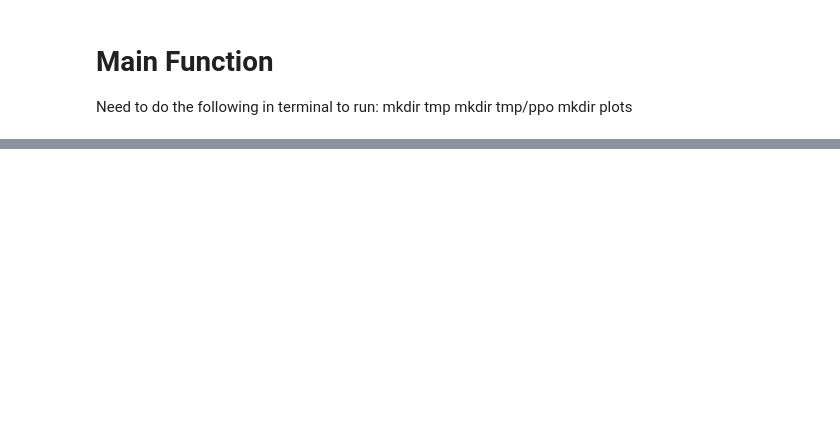
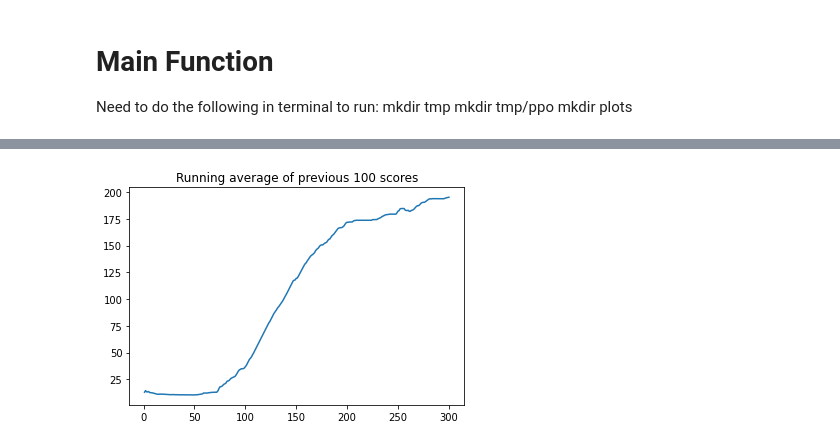
Before and after one commit to StanleyAraki/Proximal-Policy-Optimization, a Jupyter notebook: CartPoleMain.ipynb, the cells around one changed output, grey strips where cells are left out. Saved outputs shown, nothing was run; the diff lists cells and outputs as text; code cells hidden in the pictures; blank space fills up the shorter version.

```diff
--- a/CartPoleMain.ipynb
+++ b/CartPoleMain.ipynb
@@ -11,14 +11,59 @@ import numpy as np
 from ipynb.fs.full.CartPolePPO import Agent
 from utils import plot_learning_curve
 # %%
+# if __name__ == '__main__':
+#     env = gym.make('CartPole-v0') # does work on more advanced environments but requires more fine-tuning
+#     N = 20
+#     batch_size = 5
+#     num_epochs = 4
+#     alpha = 0.0003
+#     agent = Agent(num_actions=env.action_space.n, batch_size=batch_size, alpha=alpha, num_epochs=num_epochs, input_dims=env.observation_space.shape)
+#     num_games = 300
+
+#     figure_file = 'plots/cartpole.png'
+
+#     best_score = env.reward_range[0]
+#     score_history = []
+
+#     learn_iters = 0
+#     avg_score = 0
+#     num_steps = 0 # number of steps we take
+
+#     for i in range(num_games):
+#         observation = env.reset()
+#         done = False
+#         score = 0
+#         while not done:
+#             action, prob, val = agent.choose_action(observation)
+#             observation_, reward, done, info = env.step(action)
+#             score += reward
+#             agent.remember(observation, action, prob, val, reward, done)
+#             if num_steps % N == 0: # if true, it's time to perform learning function
+#                 agent.learn()
+#                 learn_iters += 1
+#             observation = observation_
+#         score_history.append(score)
+#         avg_score = np.mean(score_history[-100:])
+
+#         if avg_score > best_score: # if best score found
+#             best_score = avg_score
+#             agent.save_models()
+
+#         print('episode', i, 'score %.1f' % score, 'avg score %.1f' % avg_score, 'time_steps', num_steps, 'learning_steps', learn_iters)
+
+#     x = [i + 1 for i in range(len(score_history))]
+#     plot_learning_curve(x, score_history, figure_file)
+
 if __name__ == '__main__':
-    env = gym.make('CartPole-v0') # does work on more advanced environments but requires more fine-tuning
+    env = gym.make('CartPole-v0')
     N = 20
     batch_size = 5
-    num_epochs = 4
+    n_epochs = 4
     alpha = 0.0003
-    agent = Agent(num_actions=env.action_space.n, batch_size=batch_size, alpha=alpha, num_epochs=num_epochs, input_dims=env.observation_space.shape)
-    num_games = 300
+    agent = Agent(num_actions=env.action_space.n, batch_size=batch_size,
+                    alpha=alpha, num_epochs=n_epochs,
+                    input_dims=env.observation_space.shape)
+    n_games = 300
 
     figure_file = 'plots/cartpole.png'
 
@@ -27,30 +72,31 @@ if __name__ == '__main__':
 
     learn_iters = 0
     avg_score = 0
-    num_steps = 0 # number of steps we take
+    n_steps = 0
 
-    for i in range(num_games):
+    for i in range(n_games):
         observation = env.reset()
         done = False
         score = 0
         while not done:
             action, prob, val = agent.choose_action(observation)
             observation_, reward, done, info = env.step(action)
+            n_steps += 1
             score += reward
             agent.remember(observation, action, prob, val, reward, done)
-            if num_steps % N == 0: # if true, it's time to perform learning function
+            if n_steps % N == 0:
                 agent.learn()
                 learn_iters += 1
             observation = observation_
         score_history.append(score)
         avg_score = np.mean(score_history[-100:])
 
-        if avg_score > best_score: # if best score found
+        if avg_score > best_score:
             best_score = avg_score
             agent.save_models()
 
-        print('episode', i, 'score %.1f' % score, 'avg score %.1f' % avg_score, 'time_steps', num_steps, 'learning_steps', learn_iters)
-
-    x = [i + 1 for i in range(len(score_history))]
+        print('episode', i, 'score %.1f' % score, 'avg score %.1f' % avg_score,
+                'time_steps', n_steps, 'learning_steps', learn_iters)
+    x = [i+1 for i in range(len(score_history))]
     plot_learning_curve(x, score_history, figure_file)
 # %% [output]
@@ -57,0 +120 @@ AttributeError: module 'torch.nn' has no attribute 'ReLu'
+[figure, added]
```
Also changed, not shown: parts of 1 cell of this notebook, 4 other files.
